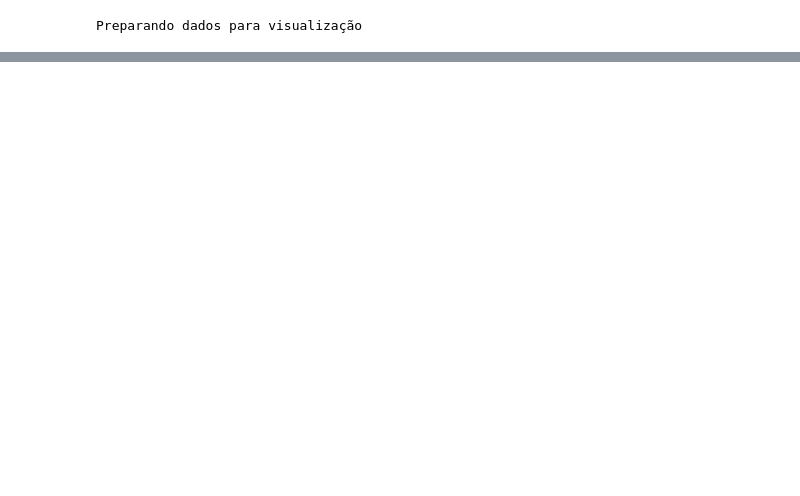
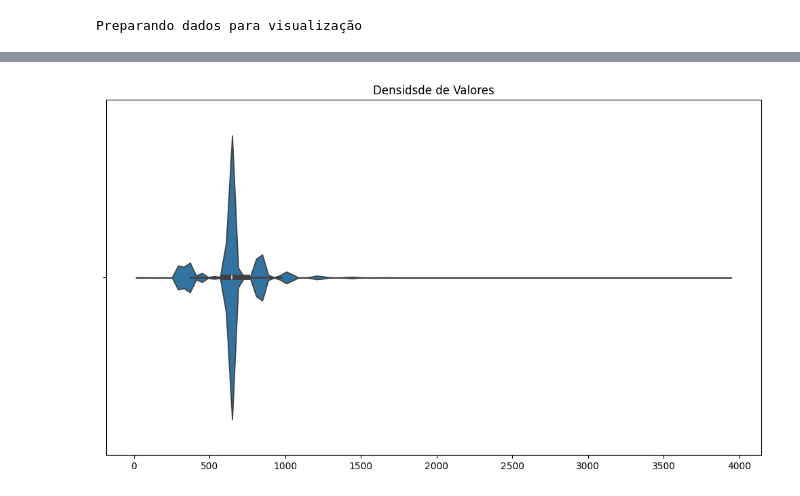
Before and after one commit to ryansamaoliveira/an-lise, a Jupyter notebook: 14.lazy.ipynb, the cells around one changed output, grey strips where cells are left out. Cells and saved outputs as stored; diff of their text form; code cells hidden in the pictures; blank space fills up the shorter version.

```diff
--- a/14.lazy.ipynb
+++ b/14.lazy.ipynb
@@ -63,0 +87,8 @@ Preparando dados para visualização
+# %%
+plt.figure(figsize=(10,6))
+sns.violinplot(x=valores)
+plt.title('Densidsde de Valores')
+plt.tight_layout()
+plt.show()
+# %% [output]
+[figure, added]
```
Also changed, not shown: parts of 5 cells of this notebook, 1 other file.
